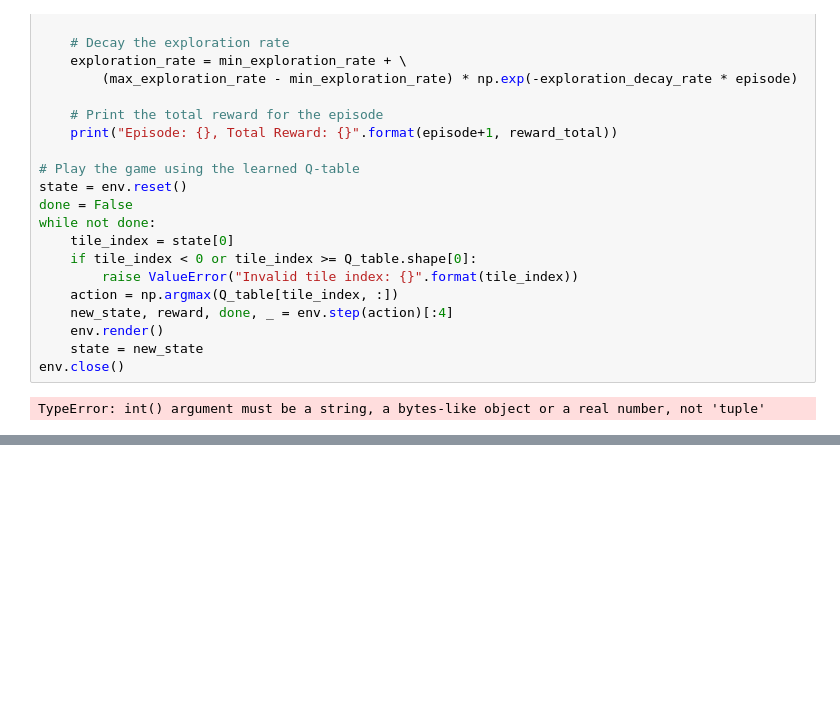
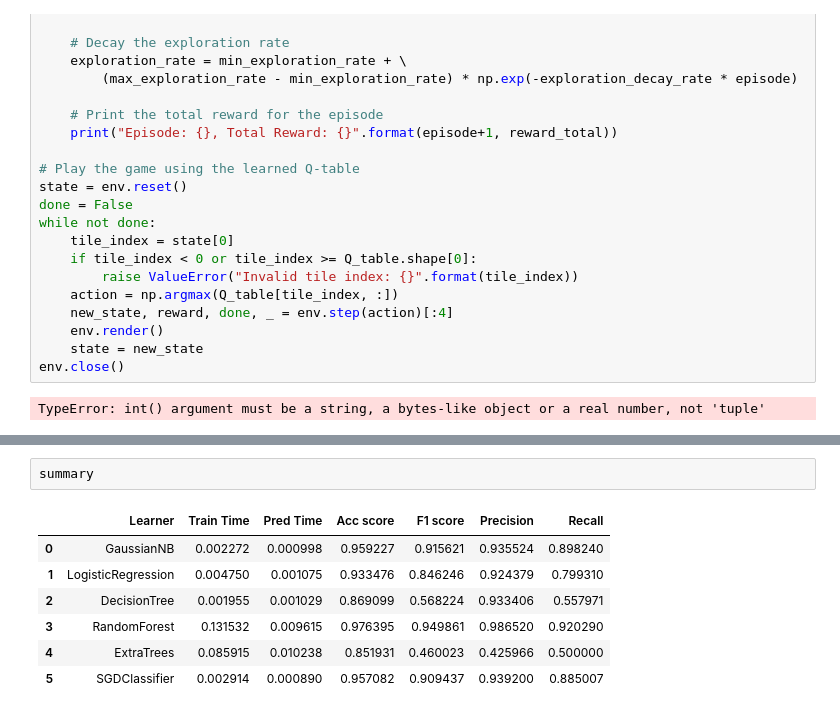
Before and after one commit to dengcfei/MarketMakingViaReinforcementLearning, a Jupyter notebook: test.ipynb, the cells around one changed output, grey strips where cells are left out. Cells and saved outputs as stored; diff of their text form; blank space fills up the shorter version.

```diff
--- a/test.ipynb
+++ b/test.ipynb
@@ -280,0 +552,10 @@ TypeError: int() argument must be a string, a bytes-like object or a real number
+# %%
+summary
+# %% [output]
+|  | Learner | Train Time | Pred Time | Acc score | F1 score | Precision | Recall |
+| 0 | GaussianNB | 0.002272 | 0.000998 | 0.959227 | 0.915621 | 0.935524 | 0.898240 |
+| 1 | LogisticRegression | 0.004750 | 0.001075 | 0.933476 | 0.846246 | 0.924379 | 0.799310 |
+| 2 | DecisionTree | 0.001955 | 0.001029 | 0.869099 | 0.568224 | 0.933406 | 0.557971 |
+| 3 | RandomForest | 0.131532 | 0.009615 | 0.976395 | 0.949861 | 0.986520 | 0.920290 |
+| 4 | ExtraTrees | 0.085915 | 0.010238 | 0.851931 | 0.460023 | 0.425966 | 0.500000 |
+| 5 | SGDClassifier | 0.002914 | 0.000890 | 0.957082 | 0.909437 | 0.939200 | 0.885007 |
```
Also changed, not shown: parts of 21 cells of this notebook, 7 other files.
